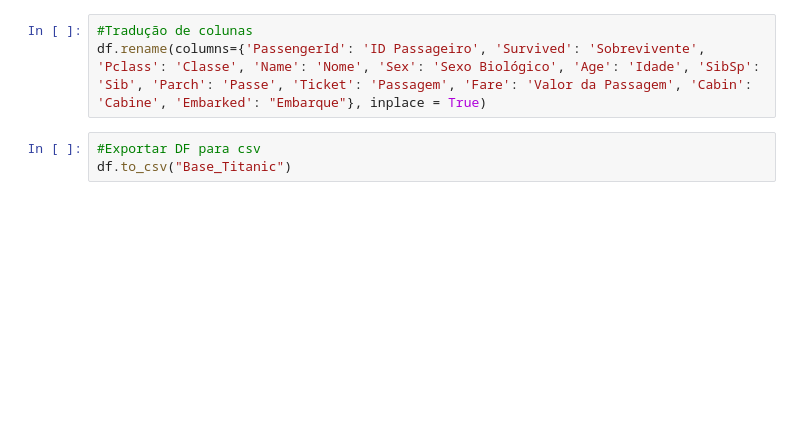
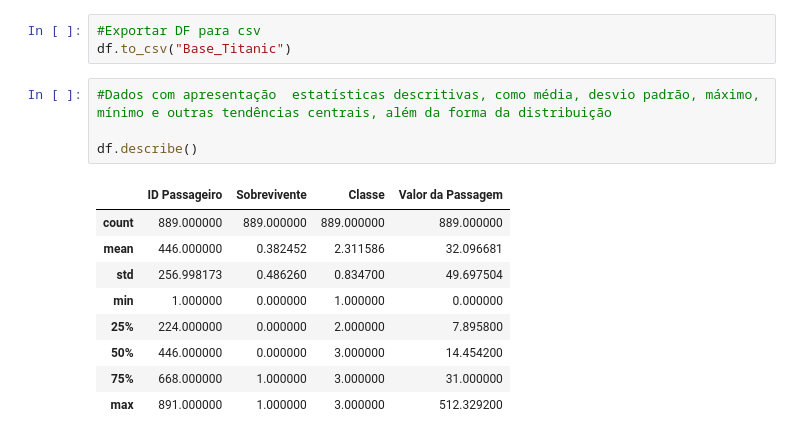
Before and after one commit to reprograma/on26-python-s11-pandas-numpy-I, a Jupyter notebook: exercicios/para-casa/atividade_casa.ipynb, the cells around one changed output. Saved outputs shown, nothing was run; the diff lists cells and outputs as text; blank space fills up the shorter version.

```diff
--- a/exercicios/para-casa/atividade_casa.ipynb
+++ b/exercicios/para-casa/atividade_casa.ipynb
@@ -114,6 +133,17 @@ df.reset_index(drop=True)
-# %%
-#Tradução de colunas
-df.rename(columns={'PassengerId': 'ID Passageiro', 'Survived': 'Sobrevivente', 'Pclass': 'Classe', 'Name': 'Nome', 'Sex': 'Sexo Biológico', 'Age': 'Idade', 'SibSp': 'Sib', 'Parch': 'Passe', 'Ticket': 'Passagem', 'Fare': 'Valor da Passagem', 'Cabin': 'Cabine', 'Embarked': "Embarque"}, inplace = True)
 # %%
 #Exportar DF para csv
 df.to_csv("Base_Titanic")
+# %%
+#Dados com apresentação  estatísticas descritivas, como média, desvio padrão, máximo, mínimo e outras tendências centrais, além da forma da distribuição
+
+df.describe()
+# %% [output]
+|  | ID Passageiro | Sobrevivente | Classe | Valor da Passagem |
+| count | 889.000000 | 889.000000 | 889.000000 | 889.000000 |
+| mean | 446.000000 | 0.382452 | 2.311586 | 32.096681 |
+| std | 256.998173 | 0.486260 | 0.834700 | 49.697504 |
+| min | 1.000000 | 0.000000 | 1.000000 | 0.000000 |
+| 25% | 224.000000 | 0.000000 | 2.000000 | 7.895800 |
+| 50% | 446.000000 | 0.000000 | 3.000000 | 14.454200 |
+| 75% | 668.000000 | 1.000000 | 3.000000 | 31.000000 |
+| max | 891.000000 | 1.000000 | 3.000000 | 512.329200 |
```
Also changed, not shown: parts of 21 cells of this notebook, 1 other file.
